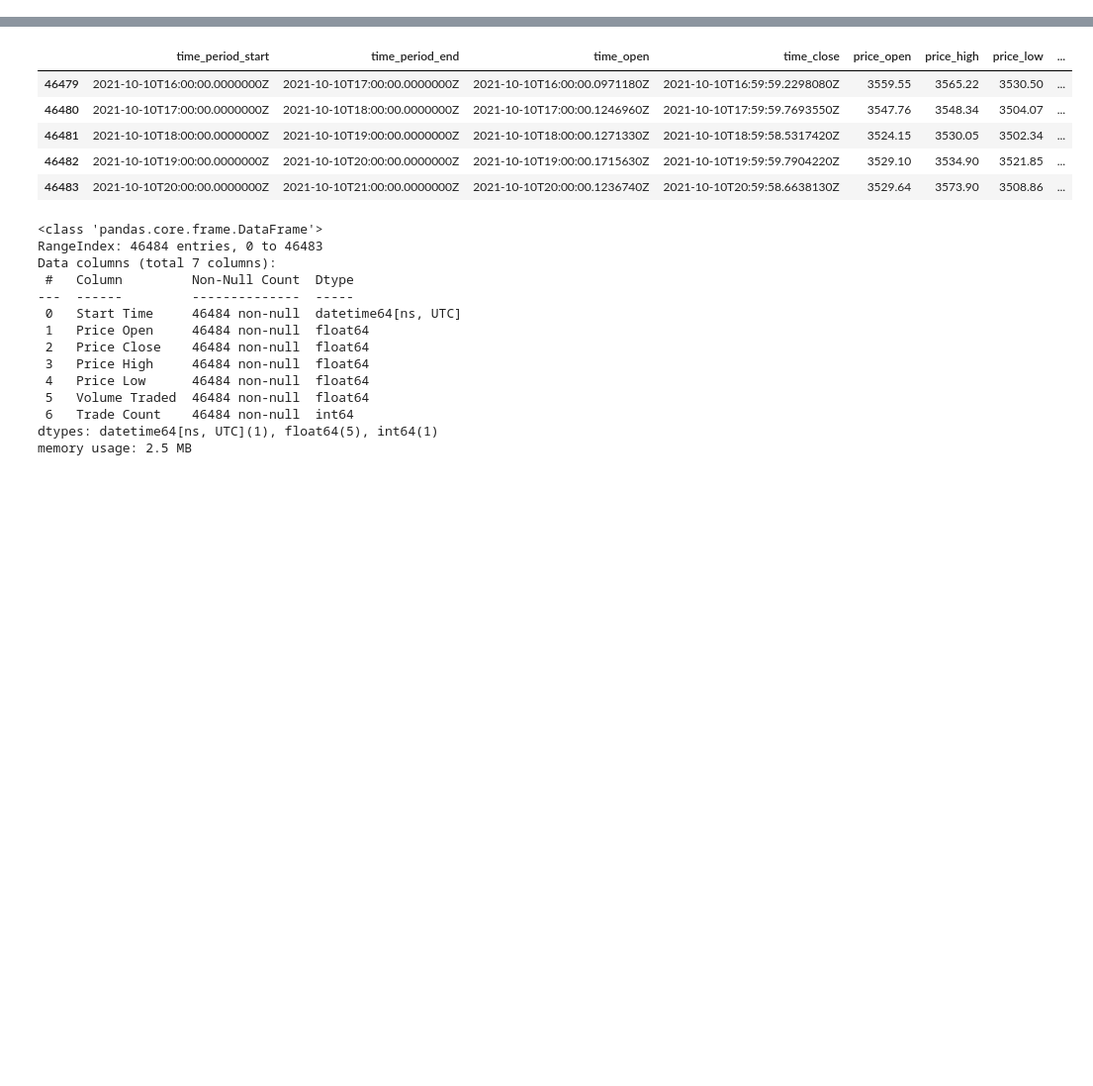
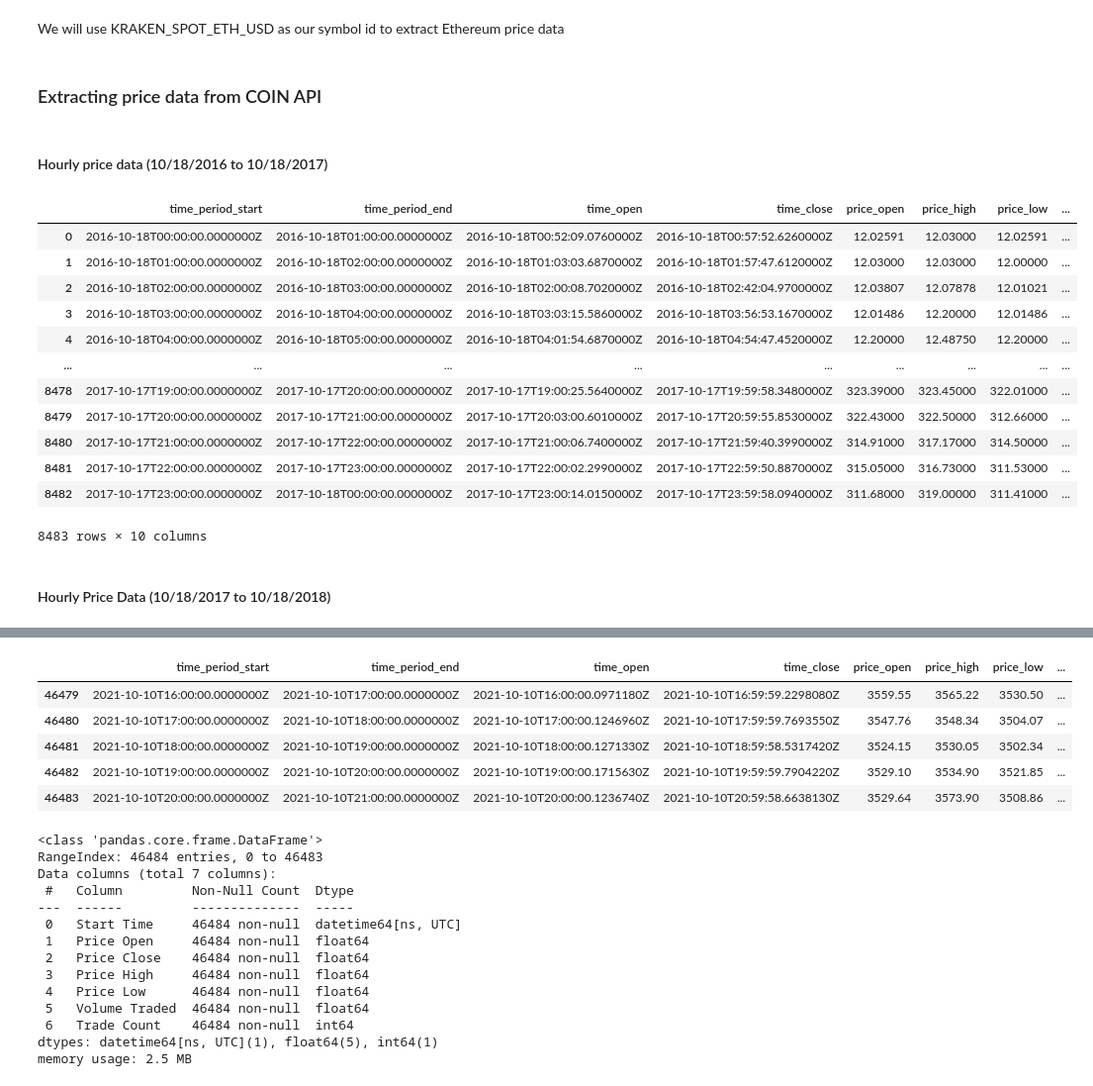
Before and after one commit to ayanga1998/DRL-trading-system, a Jupyter notebook: DataCollection/CoinAPI_Data_Extraction.ipynb, the cells around one changed output, grey strips where cells are left out. Shown at 99% size. Cells and saved outputs as stored; diff of their text form; code cells hidden in the pictures; blank space fills up the shorter version.

```diff
--- a/DataCollection/CoinAPI_Data_Extraction.ipynb
+++ b/DataCollection/CoinAPI_Data_Extraction.ipynb
@@ -11,0 +20,3 @@ import pandas as pd
+# %%
+api_key = '8A8BAB2A-FE7C-4A86-8E1B-D2813489BFCD'
+api = CoinAPIv1(api_key)
@@ -11,0 +70,26 @@ import pandas as pd
+# %% [markdown]
+We will use KRAKEN_SPOT_ETH_USD as our symbol id to extract Ethereum price data
+# %% [markdown]
+### Extracting price data from COIN API
+# %% [markdown]
+#### Hourly price data (10/18/2016 to 10/18/2017)
+# %%
+params = {'period_id':'1HRS', 'time_start':'2016-10-18', 'time_end':'2017-10-18', 'limit':8760}
+ohlcv_historical = api.ohlcv_historical_data('KRAKEN_SPOT_ETH_USD', params)
+# %%
+df_price_16_17 = pd.DataFrame(ohlcv_historical)
+df_price_16_17
+# %% [output]
+|  | time_period_start | time_period_end | time_open | time_close | price_open | price_high | price_low | ... |
+| 0 | 2016-10-18T00:00:00.0000000Z | 2016-10-18T01:00:00.0000000Z | 2016-10-18T00:52:09.0760000Z | 2016-10-18T00:57:52.6260000Z | 12.02591 | 12.03000 | 12.02591 | ... |
+| 1 | 2016-10-18T01:00:00.0000000Z | 2016-10-18T02:00:00.0000000Z | 2016-10-18T01:03:03.6870000Z | 2016-10-18T01:57:47.6120000Z | 12.03000 | 12.03000 | 12.00000 | ... |
+| 2 | 2016-10-18T02:00:00.0000000Z | 2016-10-18T03:00:00.0000000Z | 2016-10-18T02:00:08.7020000Z | 2016-10-18T02:42:04.9700000Z | 12.03807 | 12.07878 | 12.01021 | ... |
+| 3 | 2016-10-18T03:00:00.0000000Z | 2016-10-18T04:00:00.0000000Z | 2016-10-18T03:03:15.5860000Z | 2016-10-18T03:56:53.1670000Z | 12.01486 | 12.20000 | 12.01486 | ... |
+| 4 | 2016-10-18T04:00:00.0000000Z | 2016-10-18T05:00:00.0000000Z | 2016-10-18T04:01:54.6870000Z | 2016-10-18T04:54:47.4520000Z | 12.20000 | 12.48750 | 12.20000 | ... |
+| ... | ... | ... | ... | ... | ... | ... | ... | ... |
+| 8478 | 2017-10-17T19:00:00.0000000Z | 2017-10-17T20:00:00.0000000Z | 2017-10-17T19:00:25.5640000Z | 2017-10-17T19:59:58.3480000Z | 323.39000 | 323.45000 | 322.01000 | ... |
+| 8479 | 2017-10-17T20:00:00.0000000Z | 2017-10-17T21:00:00.0000000Z | 2017-10-17T20:03:00.6010000Z | 2017-10-17T20:59:55.8530000Z | 322.43000 | 322.50000 | 312.66000 | ... |
+| 8480 | 2017-10-17T21:00:00.0000000Z | 2017-10-17T22:00:00.0000000Z | 2017-10-17T21:00:06.7400000Z | 2017-10-17T21:59:40.3990000Z | 314.91000 | 317.17000 | 314.50000 | ... |
+| 8481 | 2017-10-17T22:00:00.0000000Z | 2017-10-17T23:00:00.0000000Z | 2017-10-17T22:00:02.2990000Z | 2017-10-17T22:59:50.8870000Z | 315.05000 | 316.73000 | 311.53000 | ... |
+| 8482 | 2017-10-17T23:00:00.0000000Z | 2017-10-18T00:00:00.0000000Z | 2017-10-17T23:00:14.0150000Z | 2017-10-17T23:59:58.0940000Z | 311.68000 | 319.00000 | 311.41000 | ... |
+8483 rows × 10 columns
@@ -11,0 +99,2 @@ import pandas as pd
+# %% [markdown]
+#### Hourly Price Data (10/18/2017 to 10/18/2018)
```
Also changed, not shown: parts of 29 cells of this notebook.
